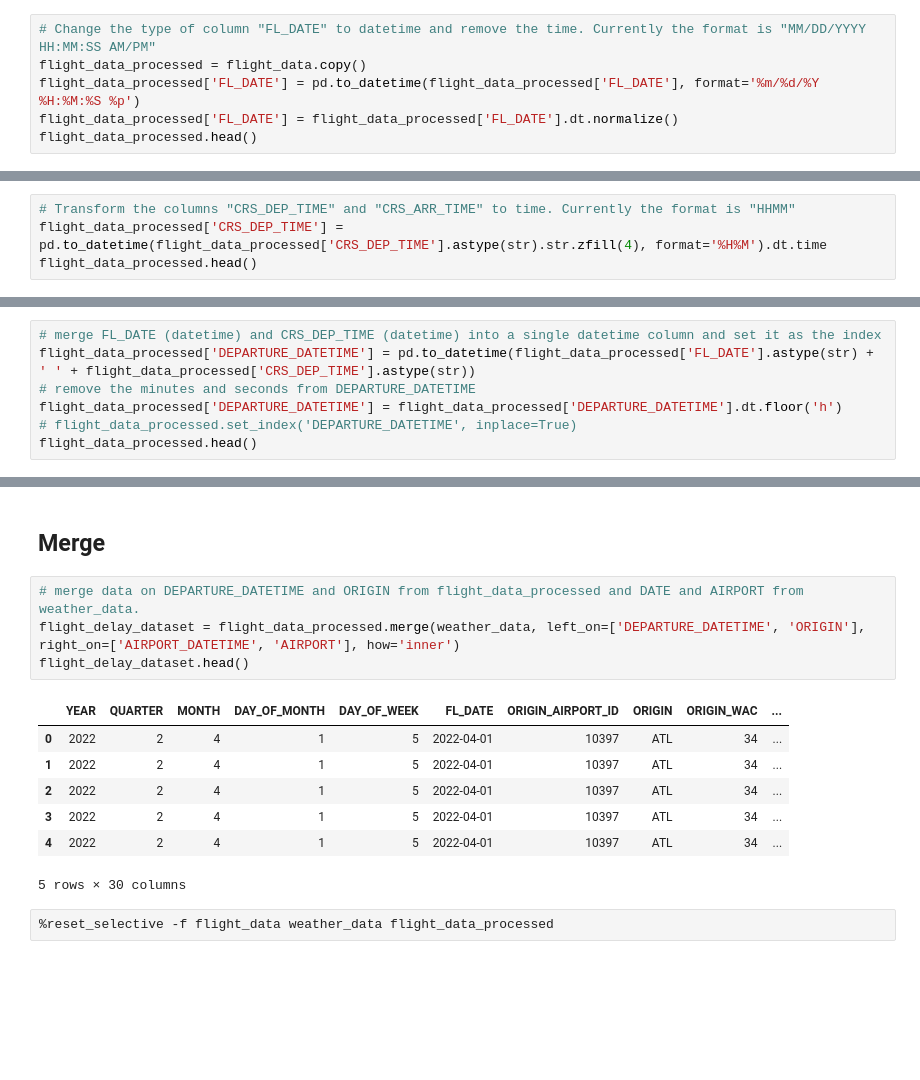
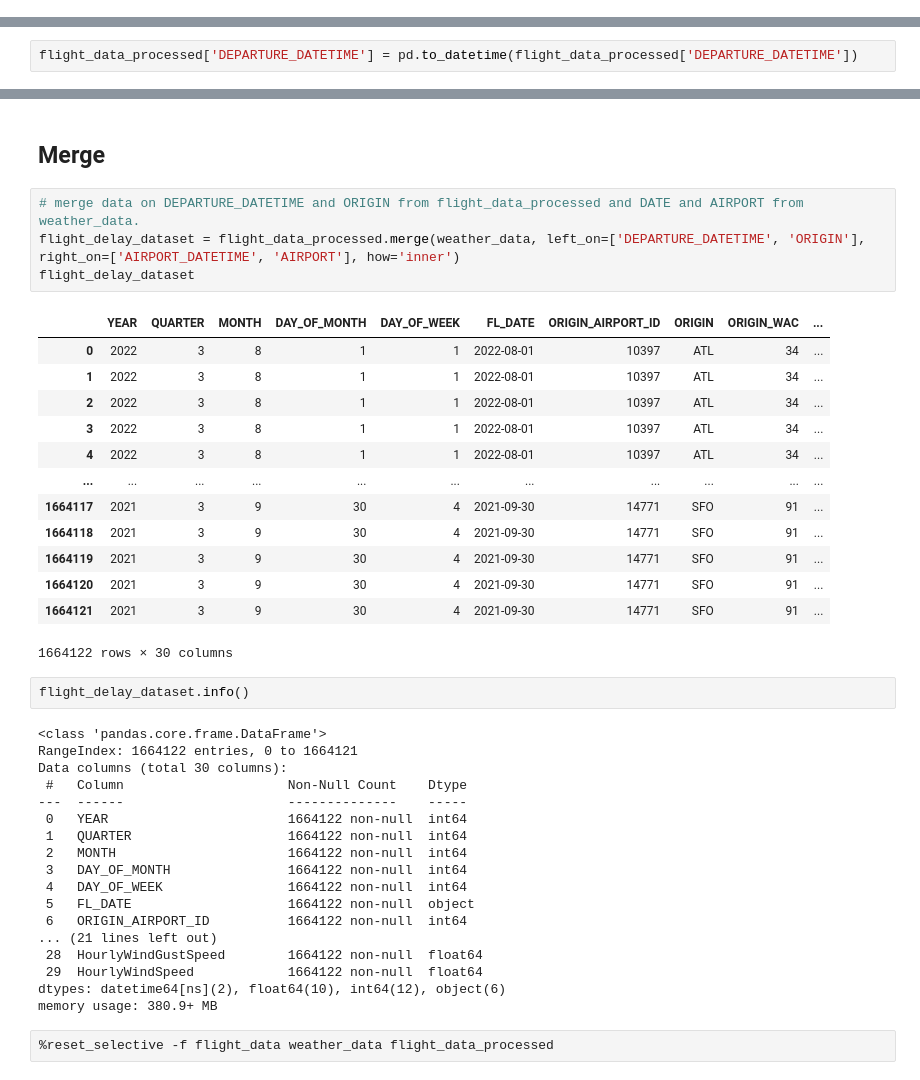
Before and after one commit to rezaqorbani/flight-delay-predictor, a Jupyter notebook: feature_engineering/merge_flight_weather_data.ipynb, the cells around one changed output, grey strips where cells are left out. Cells and saved outputs as stored; diff of their text form; blank space fills up the shorter version.

```diff
--- a/feature_engineering/merge_flight_weather_data.ipynb
+++ b/feature_engineering/merge_flight_weather_data.ipynb
@@ -76,9 +83,3 @@ memory usage: 28.6+ MB
 ## Transformations
 # %% [markdown]
 ### Flight data
-# %%
-# Change the type of column "FL_DATE" to datetime and remove the time. Currently the format is "MM/DD/YYYY HH:MM:SS AM/PM"
-flight_data_processed = flight_data.copy()
-flight_data_processed['FL_DATE'] = pd.to_datetime(flight_data_processed['FL_DATE'], format='%m/%d/%Y %H:%M:%S %p')
-flight_data_processed['FL_DATE'] = flight_data_processed['FL_DATE'].dt.normalize()
-flight_data_processed.head()
@@ -92,4 +85,0 @@ flight_data_processed.head()
-# %%
-# Transform the columns "CRS_DEP_TIME" and "CRS_ARR_TIME" to time. Currently the format is "HHMM"
-flight_data_processed['CRS_DEP_TIME'] = pd.to_datetime(flight_data_processed['CRS_DEP_TIME'].astype(str).str.zfill(4), format='%H%M').dt.time
-flight_data_processed.head()
@@ -103,7 +85,0 @@ flight_data_processed.head()
-# %%
-# merge FL_DATE (datetime) and CRS_DEP_TIME (datetime) into a single datetime column and set it as the index
-flight_data_processed['DEPARTURE_DATETIME'] = pd.to_datetime(flight_data_processed['FL_DATE'].astype(str) + ' ' + flight_data_processed['CRS_DEP_TIME'].astype(str))
-# remove the minutes and seconds from DEPARTURE_DATETIME
-flight_data_processed['DEPARTURE_DATETIME'] = flight_data_processed['DEPARTURE_DATETIME'].dt.floor('h')
-# flight_data_processed.set_index('DEPARTURE_DATETIME', inplace=True)
-flight_data_processed.head()
@@ -117,3 +86,5 @@ flight_data_processed.head()
+# %%
+flight_data_processed['DEPARTURE_DATETIME'] = pd.to_datetime(flight_data_processed['DEPARTURE_DATETIME'])
 # %% [markdown]
 ### Weather data
 # %%
@@ -124,15 +95,41 @@ weather_data["AIRPORT_DATETIME"] = pd.to_datetime(weather_data["AIRPORT_DATETIME
 # %%
 # merge data on DEPARTURE_DATETIME and ORIGIN from flight_data_processed and DATE and AIRPORT from weather_data.
 flight_delay_dataset = flight_data_processed.merge(weather_data, left_on=['DEPARTURE_DATETIME', 'ORIGIN'], right_on=['AIRPORT_DATETIME', 'AIRPORT'], how='inner')
-flight_delay_dataset.head()
+flight_delay_dataset
 # %% [output]
 |  | YEAR | QUARTER | MONTH | DAY_OF_MONTH | DAY_OF_WEEK | FL_DATE | ORIGIN_AIRPORT_ID | ORIGIN | ORIGIN_WAC | ... |
-| 0 | 2022 | 2 | 4 | 1 | 5 | 2022-04-01 | 10397 | ATL | 34 | ... |
-| 1 | 2022 | 2 | 4 | 1 | 5 | 2022-04-01 | 10397 | ATL | 34 | ... |
-| 2 | 2022 | 2 | 4 | 1 | 5 | 2022-04-01 | 10397 | ATL | 34 | ... |
-| 3 | 2022 | 2 | 4 | 1 | 5 | 2022-04-01 | 10397 | ATL | 34 | ... |
-| 4 | 2022 | 2 | 4 | 1 | 5 | 2022-04-01 | 10397 | ATL | 34 | ... |
+| 0 | 2022 | 3 | 8 | 1 | 1 | 2022-08-01 | 10397 | ATL | 34 | ... |
+| 1 | 2022 | 3 | 8 | 1 | 1 | 2022-08-01 | 10397 | ATL | 34 | ... |
+| 2 | 2022 | 3 | 8 | 1 | 1 | 2022-08-01 | 10397 | ATL | 34 | ... |
+| 3 | 2022 | 3 | 8 | 1 | 1 | 2022-08-01 | 10397 | ATL | 34 | ... |
+| 4 | 2022 | 3 | 8 | 1 | 1 | 2022-08-01 | 10397 | ATL | 34 | ... |
+| ... | ... | ... | ... | ... | ... | ... | ... | ... | ... | ... |
+| 1664117 | 2021 | 3 | 9 | 30 | 4 | 2021-09-30 | 14771 | SFO | 91 | ... |
+| 1664118 | 2021 | 3 | 9 | 30 | 4 | 2021-09-30 | 14771 | SFO | 91 | ... |
+| 1664119 | 2021 | 3 | 9 | 30 | 4 | 2021-09-30 | 14771 | SFO | 91 | ... |
+| 1664120 | 2021 | 3 | 9 | 30 | 4 | 2021-09-30 | 14771 | SFO | 91 | ... |
+| 1664121 | 2021 | 3 | 9 | 30 | 4 | 2021-09-30 | 14771 | SFO | 91 | ... |
-5 rows × 30 columns
+1664122 rows × 30 columns
+# %%
+flight_delay_dataset.info()
+# %% [output]
+<class 'pandas.core.frame.DataFrame'>
+RangeIndex: 1664122 entries, 0 to 1664121
+Data columns (total 30 columns):
+ #   Column                     Non-Null Count    Dtype
+---  ------                     --------------    -----
+ 0   YEAR                       1664122 non-null  int64
+ 1   QUARTER                    1664122 non-null  int64
+ 2   MONTH                      1664122 non-null  int64
+ 3   DAY_OF_MONTH               1664122 non-null  int64
+ 4   DAY_OF_WEEK                1664122 non-null  int64
+ 5   FL_DATE                    1664122 non-null  object
+ 6   ORIGIN_AIRPORT_ID          1664122 non-null  int64
+... (21 lines left out)
+ 28  HourlyWindGustSpeed        1664122 non-null  float64
+ 29  HourlyWindSpeed            1664122 non-null  float64
+dtypes: datetime64[ns](2), float64(10), int64(12), object(6)
+memory usage: 380.9+ MB
 # %%
 %reset_selective -f flight_data weather_data flight_data_processed
 # %%
```
Also changed, not shown: parts of 8 cells of this notebook, 4 other files.
